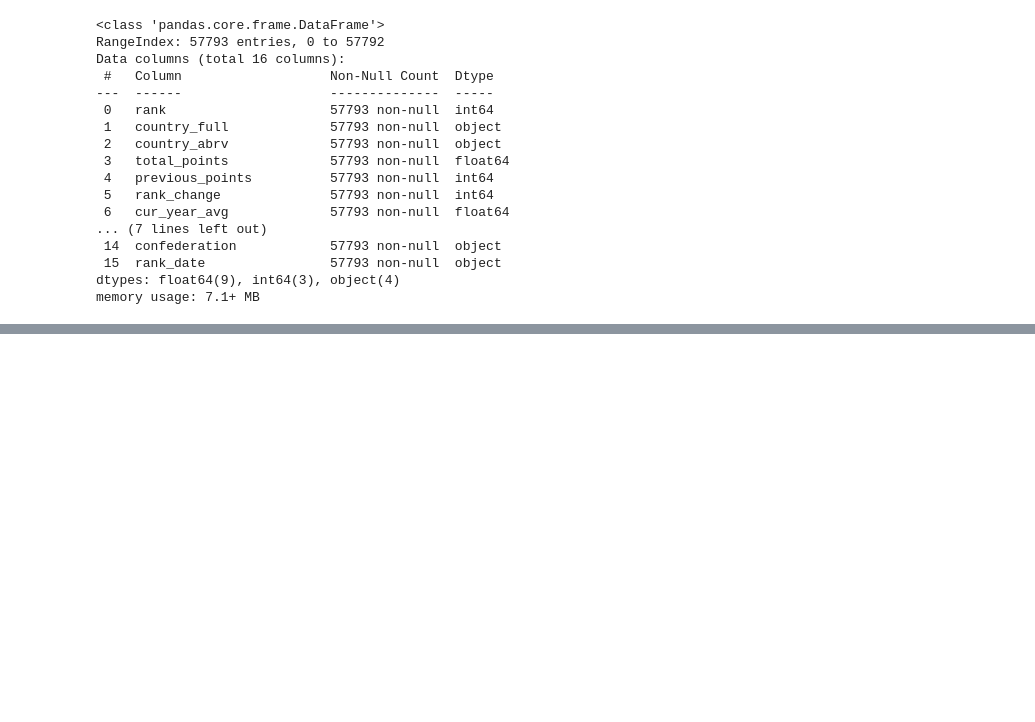
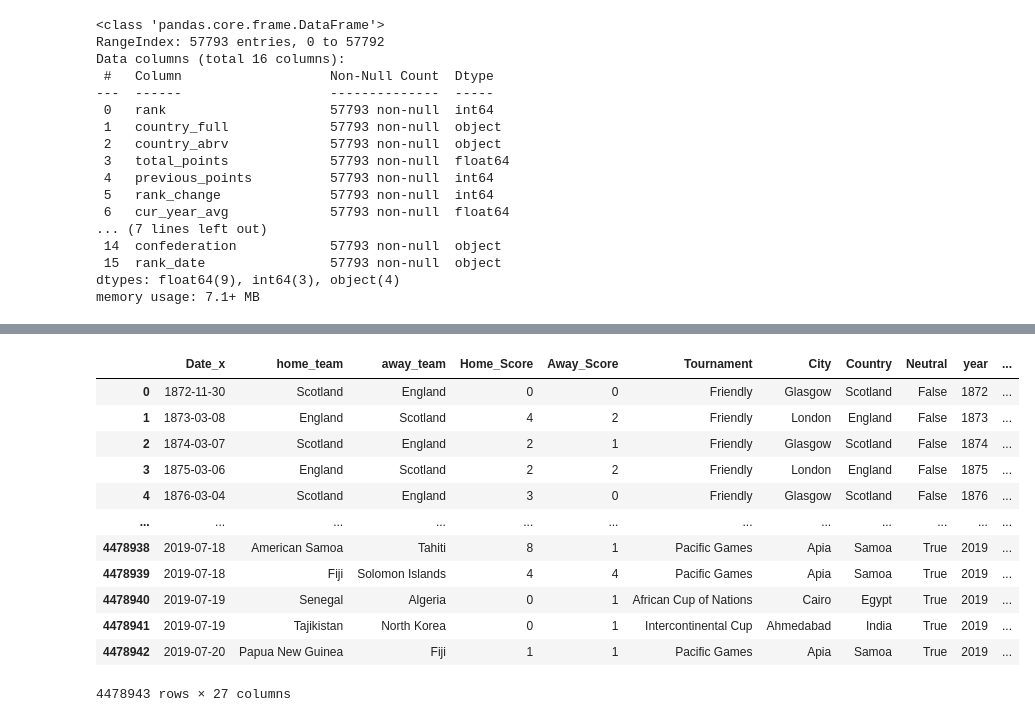
Before and after one commit to mugambiian/C-coding, a Jupyter notebook: Football_Score_prediction.ipynb, the cells around one changed output, grey strips where cells are left out. Drawn from its saved outputs; the diff is of its cells as text; code cells hidden in the pictures; blank space fills up the shorter version.

```diff
--- a/Football_Score_prediction.ipynb
+++ b/Football_Score_prediction.ipynb
@@ -245,0 +222,20 @@ Rankings
+# %%
+#We rename the columns for consistency
+Rankings = Rankings.rename(columns = {
+    'country_full' : 'Country_Full',
+    'country_abrv' : 'Country_Abrv',
+    'total_points' : 'Total_Points',
+    'rank_change' : 'Rank_Change',
+    'cur_year_avg' : 'Cur_year_Average',
+    'cur_year_avg_weighted' : 'Cur_Year_Avg_Weighted',
+    'last_year_avg' : 'Last_Year_Avg',
+    'last_year_avg_weighted' : 'Last_Year_Avg_Weighted',
+    'two_year_ago_avg' : 'Level_of_Education',
+    'two_year_ago_weighted' : 'Two_Year_Ago_Weighted',
+    'three_year_ago_avg' : 'Three_Year_Ago_Avg',
+    'three_year_ago_weighted' : 'Three_Year_Ago_Weighted',
+     'confederation' : 'Confederation',
+    'rank_date' : 'Date'
+
+})
+Rankings
@@ -245,0 +256,3 @@ Rankings
+# %%
+Rankings.Date = Rankings.Date.apply(lambda x: x.replace('/', '-'))
+Results.Date = Results.Date.apply(lambda x: x.replace('/', '-'))
@@ -245,0 +261,11 @@ Rankings
+# %%
+#We change our date to date time
+Rankings.Date = pd.to_datetime(Rankings.Date)
+Results.Date = pd.to_datetime(Results.Date)
+# %%
+#We need to split the date into year and month
+Rankings['year'] = Rankings.Date.dt.year
+Results['year'] = Results.Date.dt.year
+
+Rankings['month'] = Rankings.Date.dt.month
+Results['month'] = Rankings.Date.dt.month
@@ -245,0 +294,18 @@ Rankings
+# %%
+#We combine the two datasets to begin our analysis
+Combined_Data = pd.merge(Results, Rankings, how = 'left', left_on = ['year', 'month'], right_on = ['year', 'month'])
+Combined_Data
+# %% [output]
+|  | Date_x | home_team | away_team | Home_Score | Away_Score | Tournament | City | Country | Neutral | year | ... |
+| 0 | 1872-11-30 | Scotland | England | 0 | 0 | Friendly | Glasgow | Scotland | False | 1872 | ... |
+| 1 | 1873-03-08 | England | Scotland | 4 | 2 | Friendly | London | England | False | 1873 | ... |
+| 2 | 1874-03-07 | Scotland | England | 2 | 1 | Friendly | Glasgow | Scotland | False | 1874 | ... |
+| 3 | 1875-03-06 | England | Scotland | 2 | 2 | Friendly | London | England | False | 1875 | ... |
+| 4 | 1876-03-04 | Scotland | England | 3 | 0 | Friendly | Glasgow | Scotland | False | 1876 | ... |
+| ... | ... | ... | ... | ... | ... | ... | ... | ... | ... | ... | ... |
+| 4478938 | 2019-07-18 | American Samoa | Tahiti | 8 | 1 | Pacific Games | Apia | Samoa | True | 2019 | ... |
+| 4478939 | 2019-07-18 | Fiji | Solomon Islands | 4 | 4 | Pacific Games | Apia | Samoa | True | 2019 | ... |
+| 4478940 | 2019-07-19 | Senegal | Algeria | 0 | 1 | African Cup of Nations | Cairo | Egypt | True | 2019 | ... |
+| 4478941 | 2019-07-19 | Tajikistan | North Korea | 0 | 1 | Intercontinental Cup | Ahmedabad | India | True | 2019 | ... |
+| 4478942 | 2019-07-20 | Papua New Guinea | Fiji | 1 | 1 | Pacific Games | Apia | Samoa | True | 2019 | ... |
+4478943 rows × 27 columns
```
Also changed, not shown: parts of 63 cells of this notebook.
